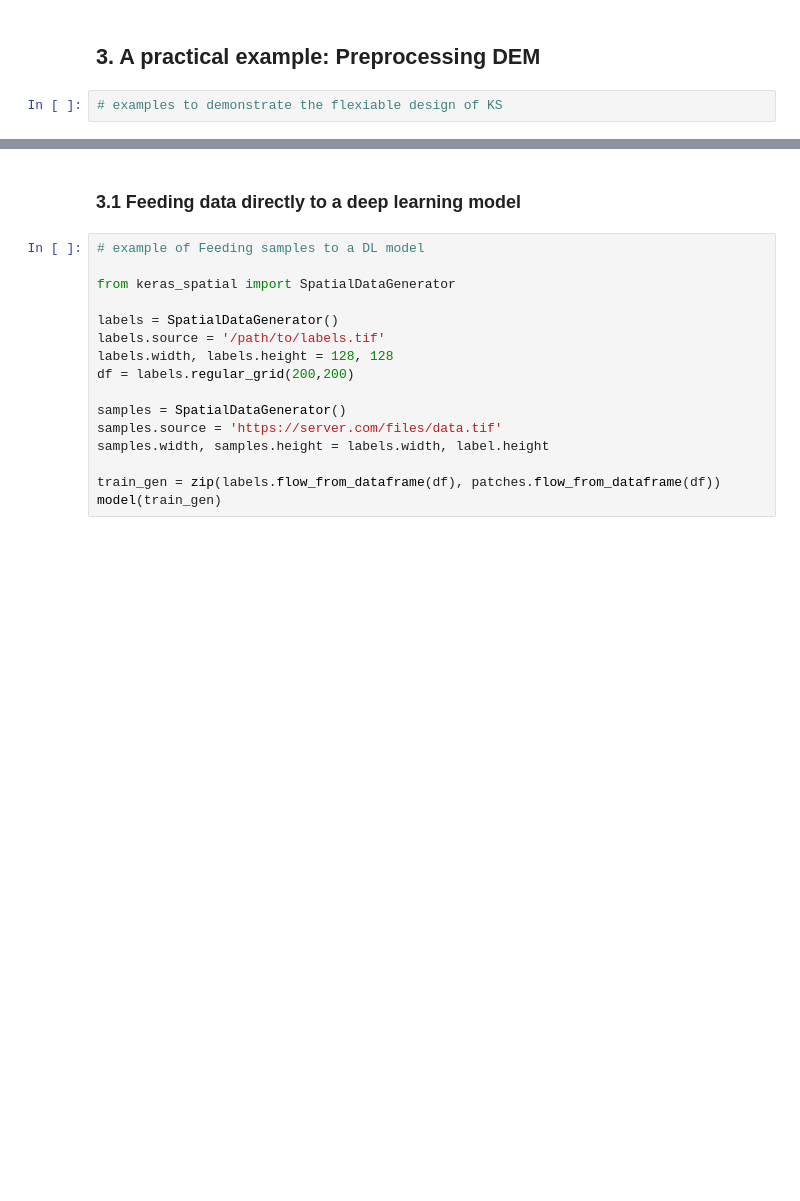
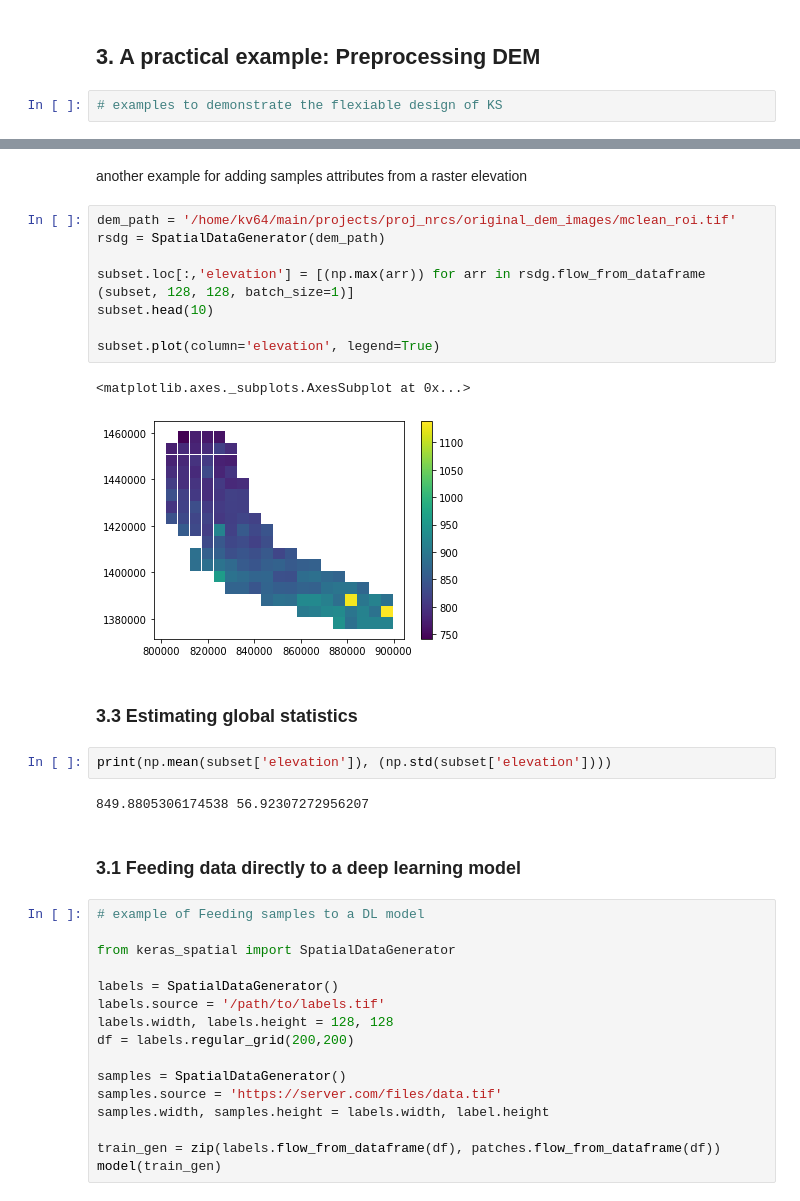
Before and after one commit to nredick/keras-spatial, a Jupyter notebook: examples/ks-preprocess-dem.ipynb, the cells around one changed output, grey strips where cells are left out. Cells and saved outputs as stored; diff of their text form; blank space fills up the shorter version.

Commit message:
adding examples

```diff
--- a/examples/ks-preprocess-dem.ipynb
+++ b/examples/ks-preprocess-dem.ipynb
@@ -86,3 +144,22 @@ Created 323 samples
+# %% [markdown]
+another example for adding samples attributes from a raster elevation
+# %%
+dem_path = '/home/kv64/main/projects/proj_nrcs/original_dem_images/mclean_roi.tif'
+rsdg = SpatialDataGenerator(dem_path)
+
+subset.loc[:,'elevation'] = [(np.max(arr)) for arr in rsdg.flow_from_dataframe (subset, 128, 128, batch_size=1)]
+subset.head(10)
+
+subset.plot(column='elevation', legend=True)
+# %% [output]
+<matplotlib.axes._subplots.AxesSubplot at 0x...>
+[figure, added]
+# %% [markdown]
+### 3.3 Estimating global statistics
+# %%
+print(np.mean(subset['elevation']), (np.std(subset['elevation'])))
+# %% [output]
+849.8805306174538 56.92307272956207
 # %% [markdown]
 ### 3.1 Feeding data directly to a deep learning model
 # %%
```
Also changed, not shown: parts of 26 cells of this notebook.
